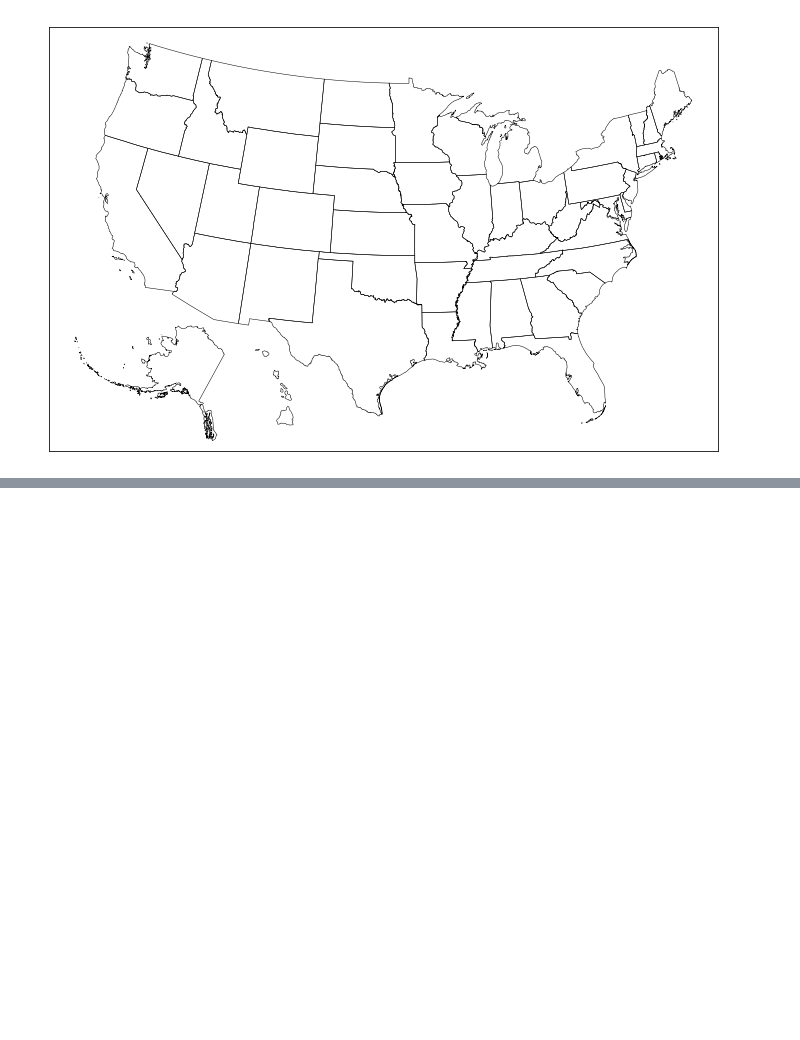
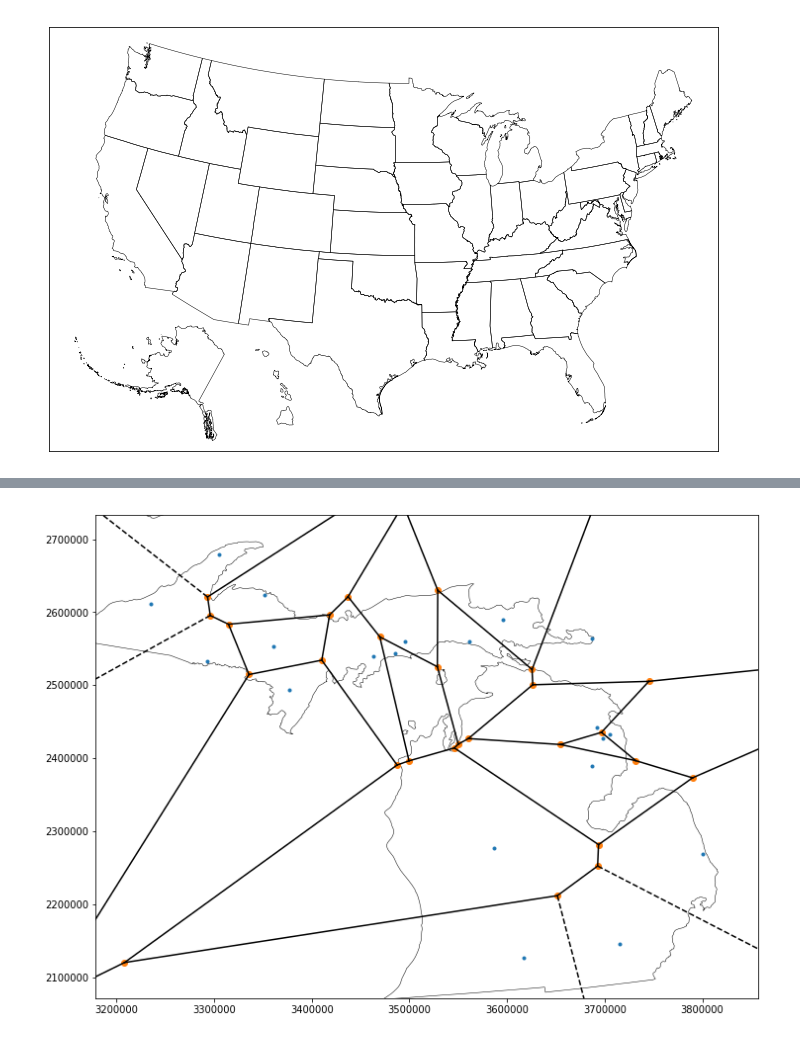
Before and after one commit to valerierose/voronoi_district, a Jupyter notebook: voronoi_district.ipynb, the cells around one changed output, grey strips where cells are left out. Saved outputs shown, nothing was run; the diff lists cells and outputs as text; code cells hidden in the pictures; blank space fills up the shorter version.

Commit message:
begin building voronoi cells

```diff
--- a/voronoi_district.ipynb
+++ b/voronoi_district.ipynb
@@ -183,0 +240,11 @@ plt.show()
+# %%
+state_polys = get_state(m, 'Michigan')
+points = state_points(state_polys, 20)
+vor_points = np.array(points).T
+vor = Voronoi(vor_points)
+voronoi_plot_2d(vor)
+plot_state(state_polys, plt.gca())
+ax.axis('equal')
+plt.show()
+# %% [output]
+[figure, added]
```
Also changed, not shown: parts of 8 cells of this notebook, 1 other file.
